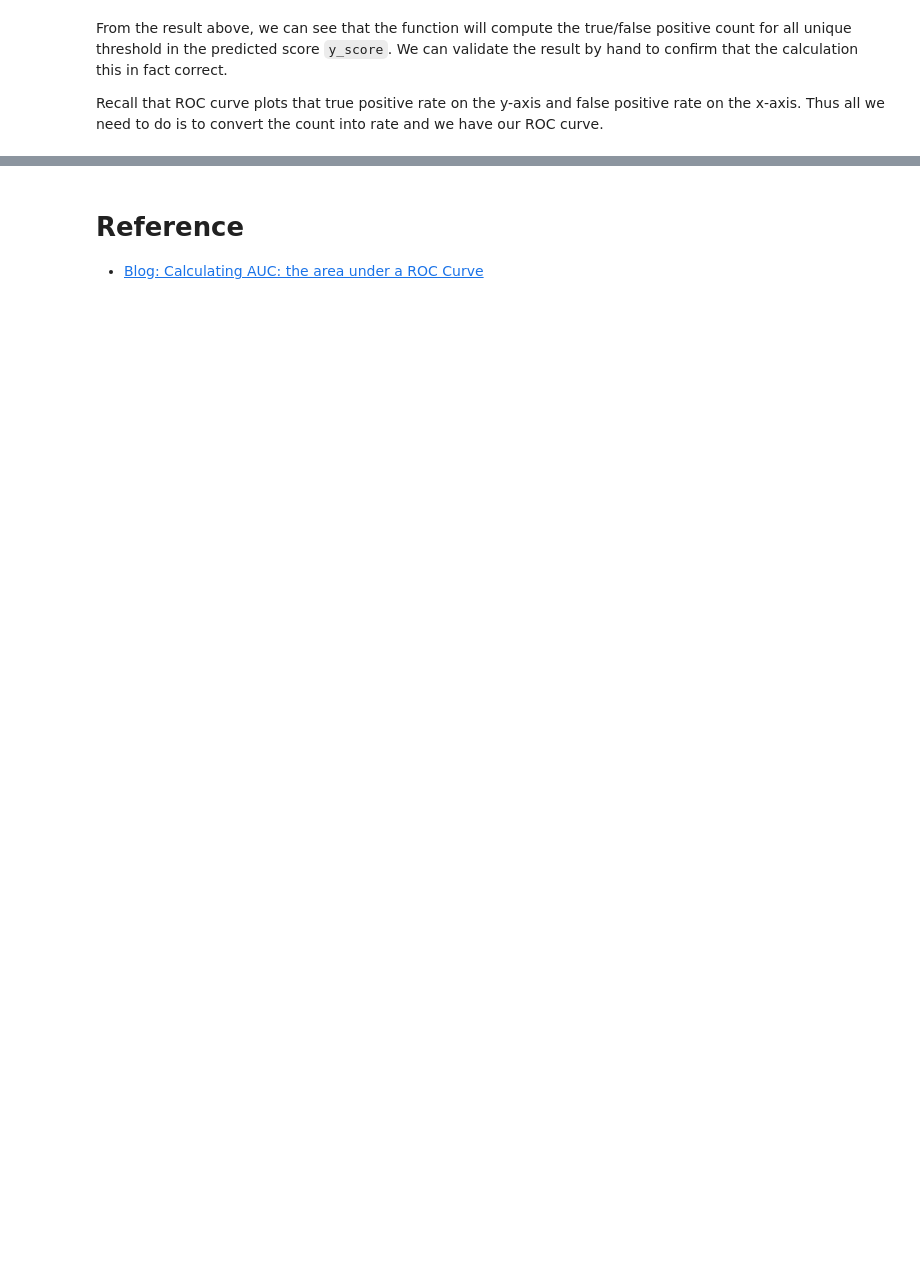
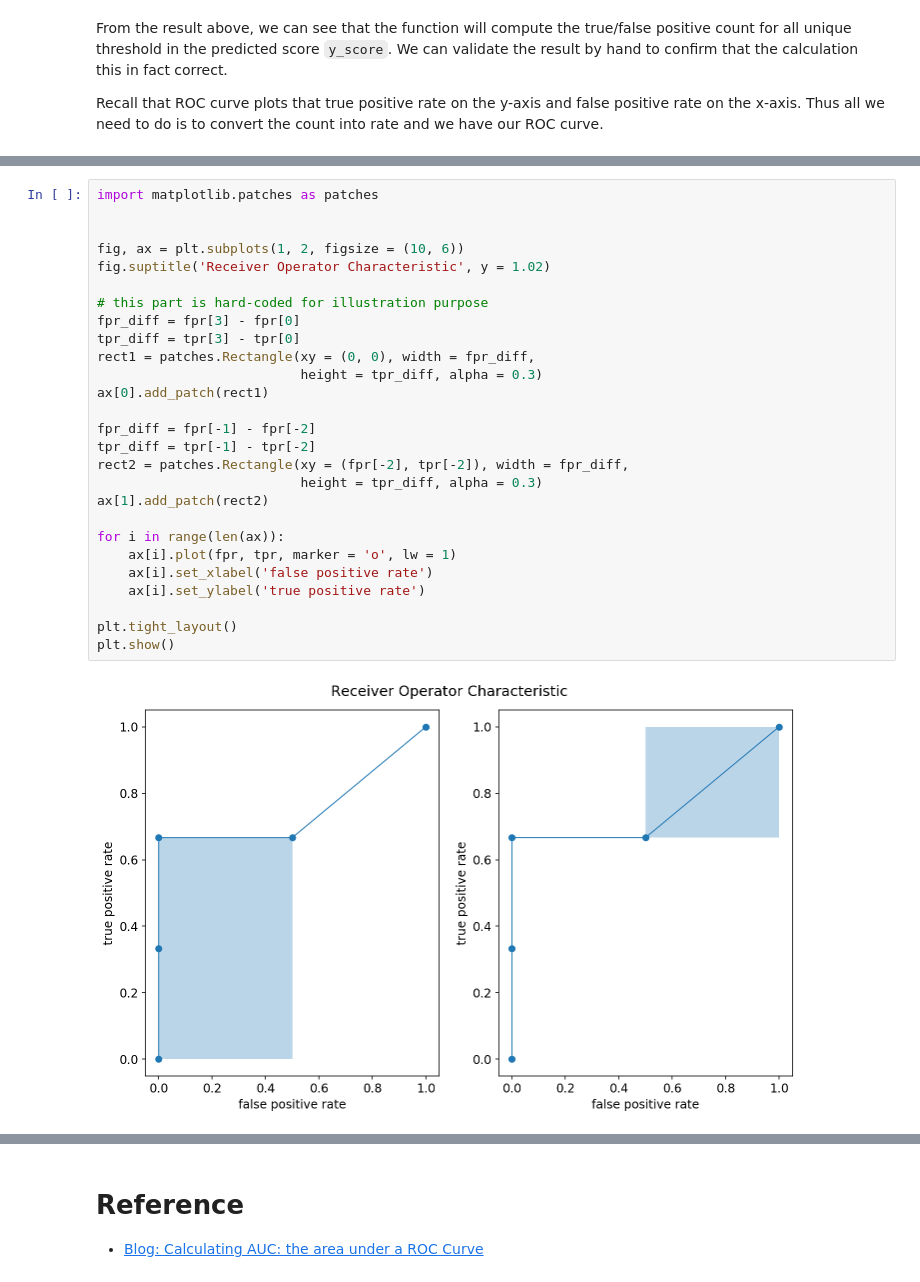
Before and after one commit to ethen8181/programming, a Jupyter notebook: stacking/auc.ipynb, the cells around one changed output, grey strips where cells are left out. Drawn from its saved outputs; the diff is of its cells as text; blank space fills up the shorter version.

```diff
--- a/stacking/auc.ipynb
+++ b/stacking/auc.ipynb
@@ -314,3 +382,32 @@ Now to calculate the AUC (Area Under the Curve)
+# %%
+import matplotlib.patches as patches
+
+
+fig, ax = plt.subplots(1, 2, figsize = (10, 6))
+fig.suptitle('Receiver Operator Characteristic', y = 1.02)
+
+# this part is hard-coded for illustration purpose
+fpr_diff = fpr[3] - fpr[0]
+tpr_diff = tpr[3] - tpr[0]
+rect1 = patches.Rectangle(xy = (0, 0), width = fpr_diff,
+                          height = tpr_diff, alpha = 0.3)
+ax[0].add_patch(rect1)
+
+fpr_diff = fpr[-1] - fpr[-2]
+tpr_diff = tpr[-1] - tpr[-2]
+rect2 = patches.Rectangle(xy = (fpr[-2], tpr[-2]), width = fpr_diff,
+                          height = tpr_diff, alpha = 0.3)
+ax[1].add_patch(rect2)
+
+for i in range(len(ax)):
+    ax[i].plot(fpr, tpr, marker = 'o', lw = 1)
+    ax[i].set_xlabel('false positive rate')
+    ax[i].set_ylabel('true positive rate')
+
+plt.tight_layout()
+plt.show()
+# %% [output]
+[figure, added]
 # %%
 def _roc_auc_score(y_true, y_score):
     """
```
Also changed, not shown: parts of 36 cells of this notebook, 1 other file.
